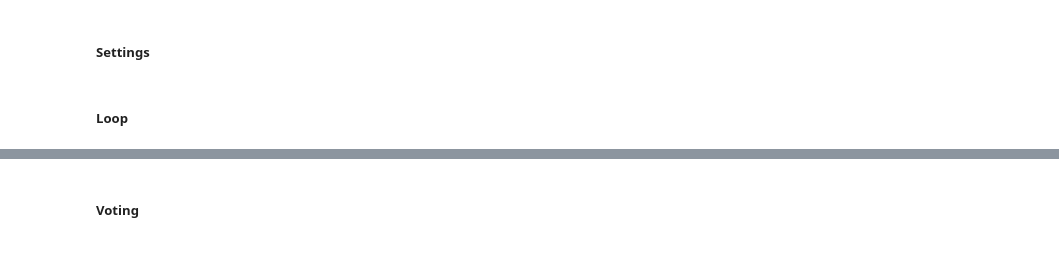
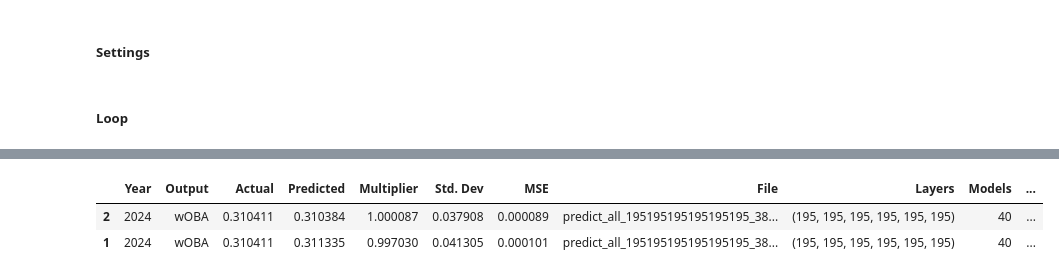
Before and after one commit to jamesgiles1993/Code, a Jupyter notebook: M03. Plate Appearances.ipynb, the cells around one changed output, grey strips where cells are left out. Drawn from its saved outputs; the diff is of its cells as text; code cells hidden in the pictures.

```diff
--- a/M03. Plate Appearances.ipynb
+++ b/M03. Plate Appearances.ipynb
@@ -369,6 +351,7 @@ all_stat_list = []
 ##### Settings
 # %%
 layers = (n1,22,)
+layers = (n1,n1,n1,n1,n1,n1)
 layers_str = ''.join(str(x) for x in layers)
 activation = 'relu'
 max_iter = 100
@@ -559,6 +650,10 @@ for i in range(num_models):
 all_stat_df = pd.concat(all_stat_list)
 all_stat_df = all_stat_df.reset_index(drop=True)
 # %%
-subset = all_stat_df.query('Year == "2024"').query('Output == "is_out"').query('1.005 > Multiplier > 0.995').reset_index(drop=True)
+subset = all_stat_df.query('Year == "2024"').query('Output == "wOBA"').query('1.005 > Multiplier > 0.995').reset_index(drop=True)
 pareto_front = pareto_optimal(subset, ['MSE', 'Std. Dev'], ['Minimize', 'Maximize']).sort_values('Std. Dev')
 pareto_front
+# %% [output]
+|  | Year | Output | Actual | Predicted | Multiplier | Std. Dev | MSE | File | Layers | Models | ... |
+| 2 | 2024 | wOBA | 0.310411 | 0.310384 | 1.000087 | 0.037908 | 0.000089 | predict_all_195195195195195195_38... | (195, 195, 195, 195, 195, 195) | 40 | ... |
+| 1 | 2024 | wOBA | 0.310411 | 0.311335 | 0.997030 | 0.041305 | 0.000101 | predict_all_195195195195195195_38... | (195, 195, 195, 195, 195, 195) | 40 | ... |
@@ -567,2 +659,0 @@ pareto_front
-# %% [markdown]
-##### Voting
```
Also changed, not shown: parts of 19 cells of this notebook, 27 other files.
